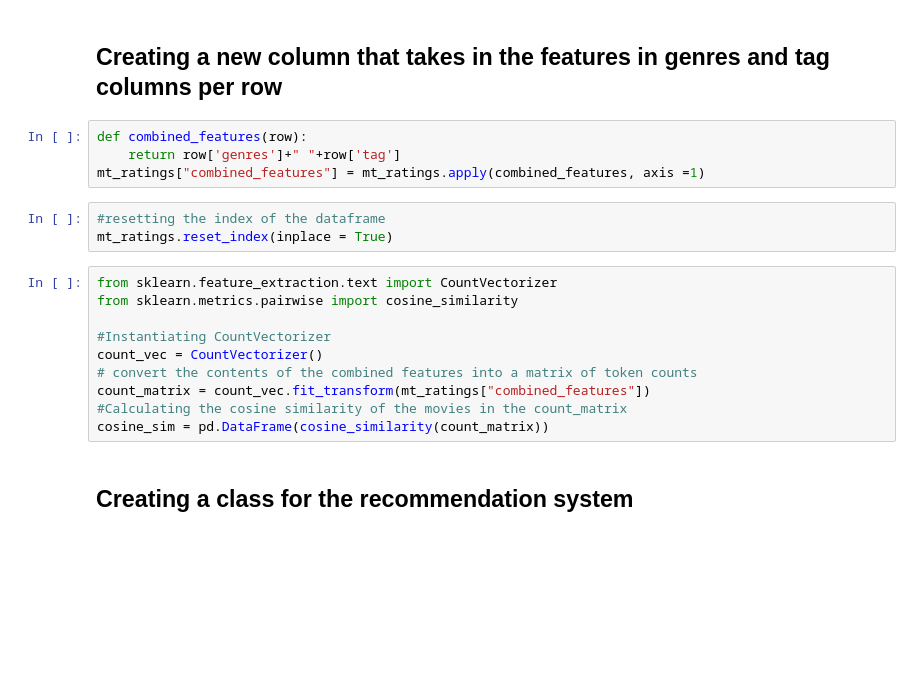
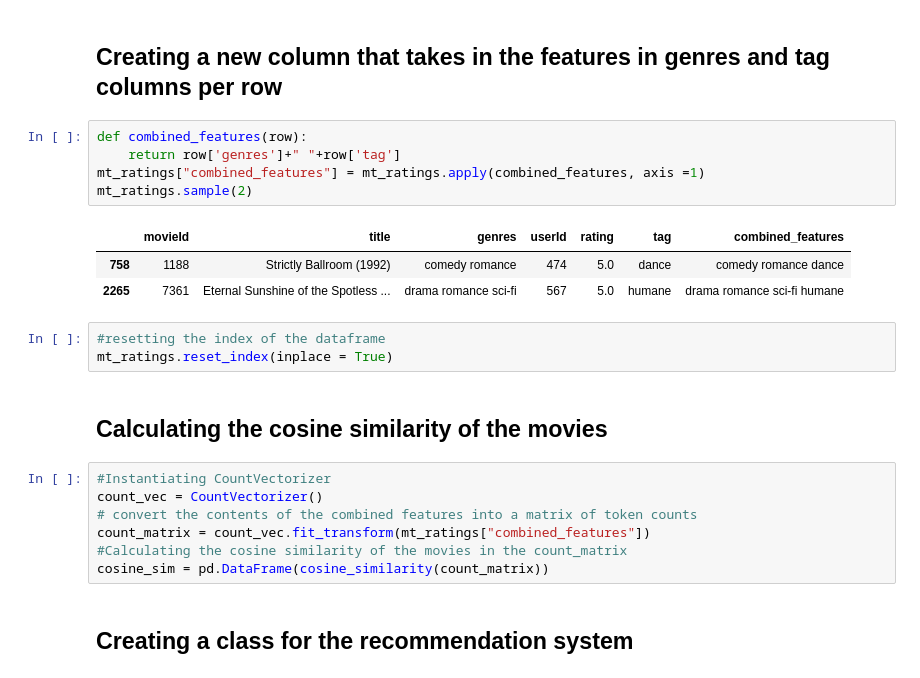
Before and after one commit to Wonuabimbola/movie-recommendation-system, a Jupyter notebook: movie_lens_rec.ipynb, the cells around one changed output. Cells and saved outputs as stored; diff of their text form; blank space fills up the shorter version.

```diff
--- a/movie_lens_rec.ipynb
+++ b/movie_lens_rec.ipynb
@@ -256,14 +258,18 @@ mt_ratings.head()
 # %%
 def combined_features(row):
     return row['genres']+" "+row['tag']
 mt_ratings["combined_features"] = mt_ratings.apply(combined_features, axis =1)
+mt_ratings.sample(2)
+# %% [output]
+|  | movieId | title | genres | userId | rating | tag | combined_features |
+| 758 | 1188 | Strictly Ballroom (1992) | comedy romance | 474 | 5.0 | dance | comedy romance dance |
+| 2265 | 7361 | Eternal Sunshine of the Spotless ... | drama romance sci-fi | 567 | 5.0 | humane | drama romance sci-fi humane |
 # %%
 #resetting the index of the dataframe
 mt_ratings.reset_index(inplace = True)
+# %% [markdown]
+## Calculating the cosine similarity of the movies
 # %%
-from sklearn.feature_extraction.text import CountVectorizer
-from sklearn.metrics.pairwise import cosine_similarity
-
 #Instantiating CountVectorizer
 count_vec = CountVectorizer()
 # convert the contents of the combined features into a matrix of token counts
```
Also changed, not shown: parts of 62 cells of this notebook, 4 other files.
